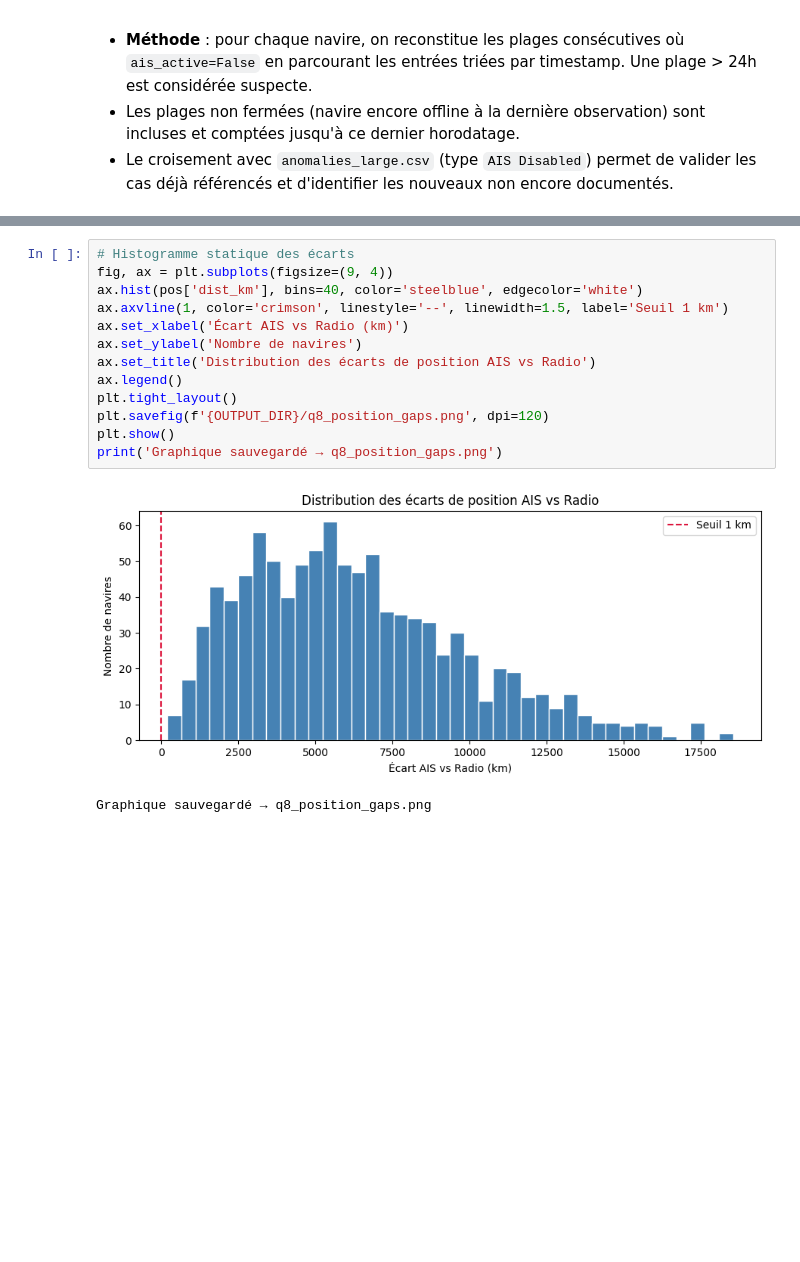
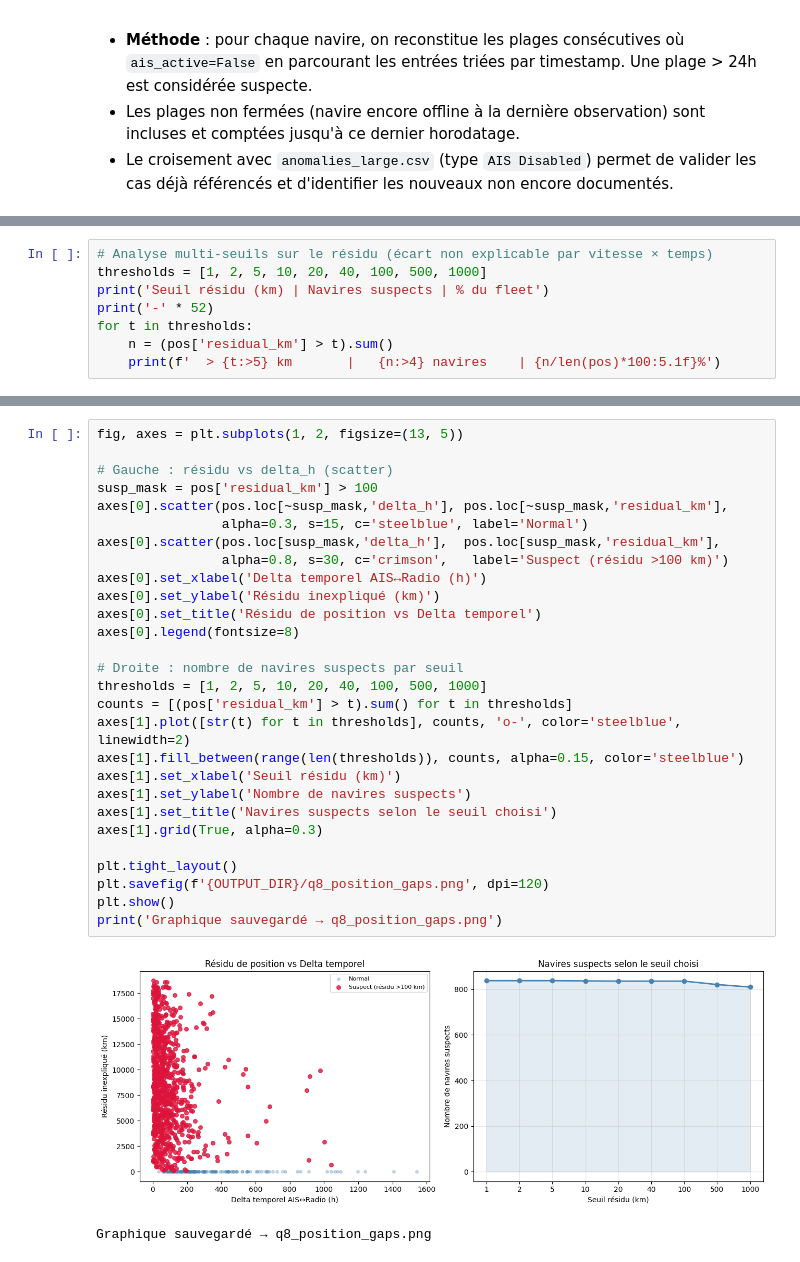
Before and after one commit to nemily-A7/hackathon, a Jupyter notebook: work/solutions_generalisation.ipynb, the cells around one changed output, grey strips where cells are left out. Cells and saved outputs as stored; diff of their text form; blank space fills up the shorter version.

```diff
--- a/work/solutions_generalisation.ipynb
+++ b/work/solutions_generalisation.ipynb
@@ -763,0 +795,8 @@ Navires avec écart > 1 km            : 994
+# %%
+# Analyse multi-seuils sur le résidu (écart non explicable par vitesse × temps)
+thresholds = [1, 2, 5, 10, 20, 40, 100, 500, 1000]
+print('Seuil résidu (km) | Navires suspects | % du fleet')
+print('-' * 52)
+for t in thresholds:
+    n = (pos['residual_km'] > t).sum()
+    print(f'  > {t:>5} km       |   {n:>4} navires    | {n/len(pos)*100:5.1f}%')
@@ -833,16 +846,31 @@ Carte interactive sauvegardée → q8_position_gaps.html
 # %%
-# Histogramme statique des écarts
-fig, ax = plt.subplots(figsize=(9, 4))
-ax.hist(pos['dist_km'], bins=40, color='steelblue', edgecolor='white')
-ax.axvline(1, color='crimson', linestyle='--', linewidth=1.5, label='Seuil 1 km')
-ax.set_xlabel('Écart AIS vs Radio (km)')
-ax.set_ylabel('Nombre de navires')
-ax.set_title('Distribution des écarts de position AIS vs Radio')
-ax.legend()
+fig, axes = plt.subplots(1, 2, figsize=(13, 5))
+
+# Gauche : résidu vs delta_h (scatter)
+susp_mask = pos['residual_km'] > 100
+axes[0].scatter(pos.loc[~susp_mask,'delta_h'], pos.loc[~susp_mask,'residual_km'],
+                alpha=0.3, s=15, c='steelblue', label='Normal')
+axes[0].scatter(pos.loc[susp_mask,'delta_h'],  pos.loc[susp_mask,'residual_km'],
+                alpha=0.8, s=30, c='crimson',   label='Suspect (résidu >100 km)')
+axes[0].set_xlabel('Delta temporel AIS↔Radio (h)')
+axes[0].set_ylabel('Résidu inexpliqué (km)')
+axes[0].set_title('Résidu de position vs Delta temporel')
+axes[0].legend(fontsize=8)
+
+# Droite : nombre de navires suspects par seuil
+thresholds = [1, 2, 5, 10, 20, 40, 100, 500, 1000]
+counts = [(pos['residual_km'] > t).sum() for t in thresholds]
+axes[1].plot([str(t) for t in thresholds], counts, 'o-', color='steelblue', linewidth=2)
+axes[1].fill_between(range(len(thresholds)), counts, alpha=0.15, color='steelblue')
+axes[1].set_xlabel('Seuil résidu (km)')
+axes[1].set_ylabel('Nombre de navires suspects')
+axes[1].set_title('Navires suspects selon le seuil choisi')
+axes[1].grid(True, alpha=0.3)
+
 plt.tight_layout()
 plt.savefig(f'{OUTPUT_DIR}/q8_position_gaps.png', dpi=120)
 plt.show()
 print('Graphique sauvegardé → q8_position_gaps.png')
 # %% [output]
-[figure, old version]
+[figure, new version]
 Graphique sauvegardé → q8_position_gaps.png
```
Also changed, not shown: parts of 8 cells of this notebook, 2 other files.
